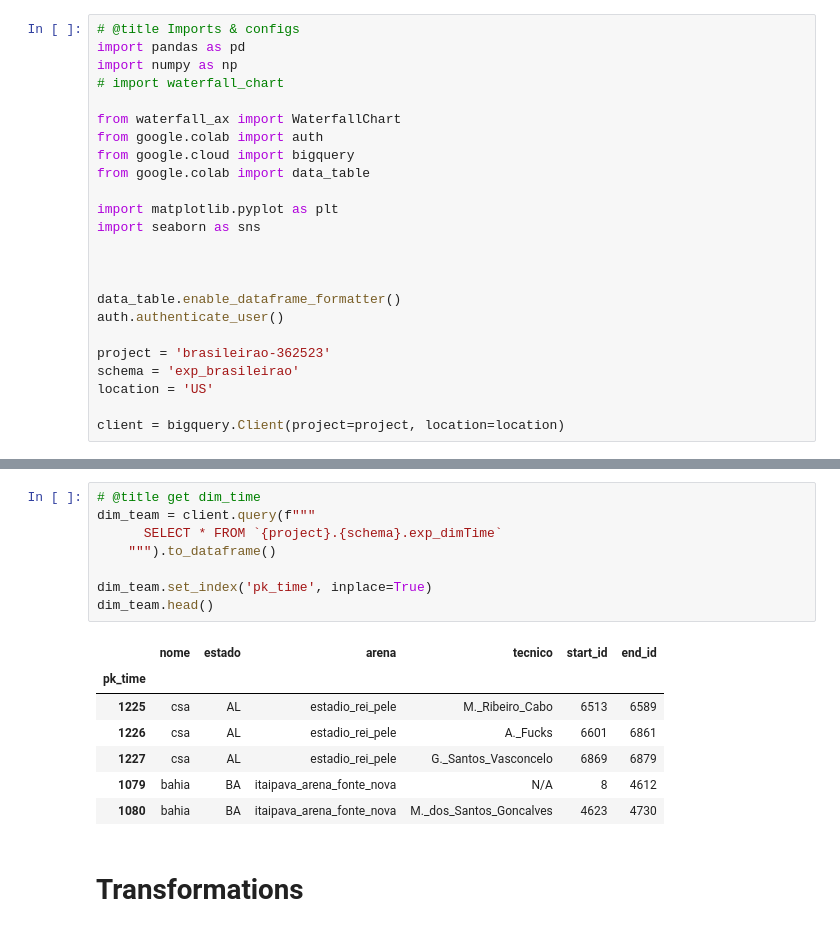
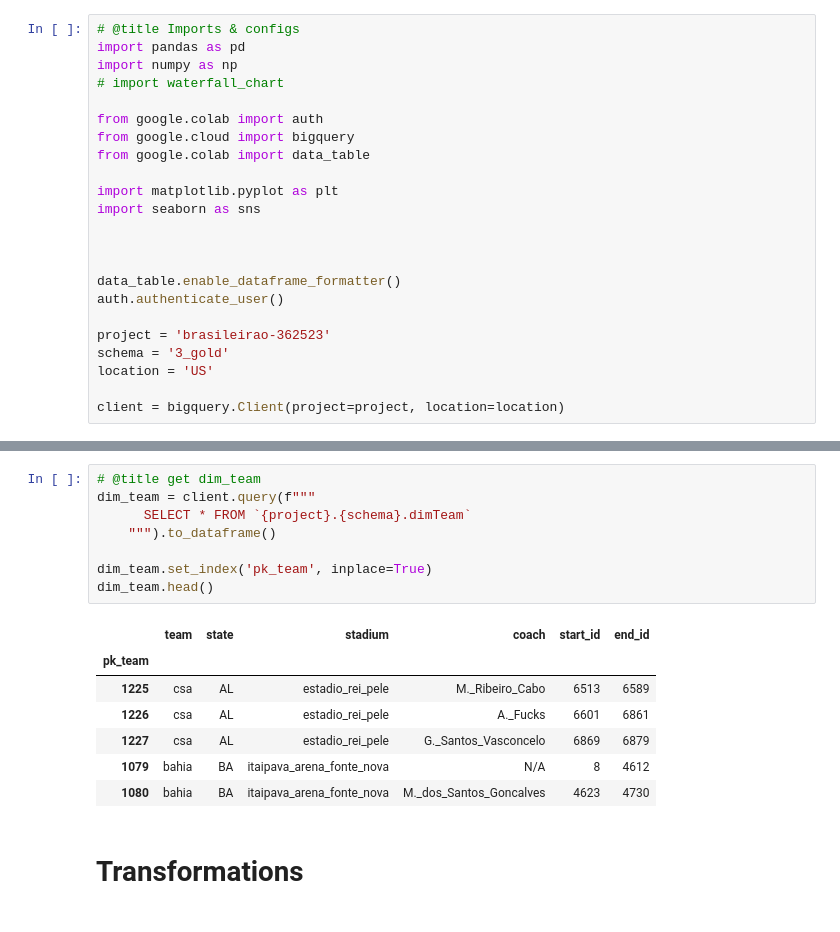
Before and after one commit to igoravelli/brazilian_soccer_championship_analysis, a Jupyter notebook: Number_of_matches_with_expelled_players.ipynb, the cells around one changed output, grey strips where cells are left out. Saved outputs shown, nothing was run; the diff lists cells and outputs as text.

```diff
--- a/Number_of_matches_with_expelled_players.ipynb
+++ b/Number_of_matches_with_expelled_players.ipynb
@@ -10,7 +6,6 @@ import pandas as pd
 import numpy as np
 # import waterfall_chart
 
-from waterfall_ax import WaterfallChart
 from google.colab import auth
 from google.cloud import bigquery
 from google.colab import data_table
@@ -24,7 +19,7 @@ data_table.enable_dataframe_formatter()
 auth.authenticate_user()
 
 project = 'brasileirao-362523'
-schema = 'exp_brasileirao'
+schema = '3_gold'
 location = 'US'
 
 client = bigquery.Client(project=project, location=location)
@@ -62,14 +57,14 @@ dim_match.head()
 # %%
-# @title get dim_time
+# @title get dim_team
 dim_team = client.query(f"""
-      SELECT * FROM `{project}.{schema}.exp_dimTime`
+      SELECT * FROM `{project}.{schema}.dimTeam`
     """).to_dataframe()
 
-dim_team.set_index('pk_time', inplace=True)
+dim_team.set_index('pk_team', inplace=True)
 dim_team.head()
 # %% [output]
-|  | nome | estado | arena | tecnico | start_id | end_id |
-| pk_time |  |  |  |  |  |  |
+|  | team | state | stadium | coach | start_id | end_id |
+| pk_team |  |  |  |  |  |  |
 | 1225 | csa | AL | estadio_rei_pele | M._Ribeiro_Cabo | 6513 | 6589 |
 | 1226 | csa | AL | estadio_rei_pele | A._Fucks | 6601 | 6861 |
 | 1227 | csa | AL | estadio_rei_pele | G._Santos_Vasconcelo | 6869 | 6879 |
```
Also changed, not shown: parts of 7 cells of this notebook.
